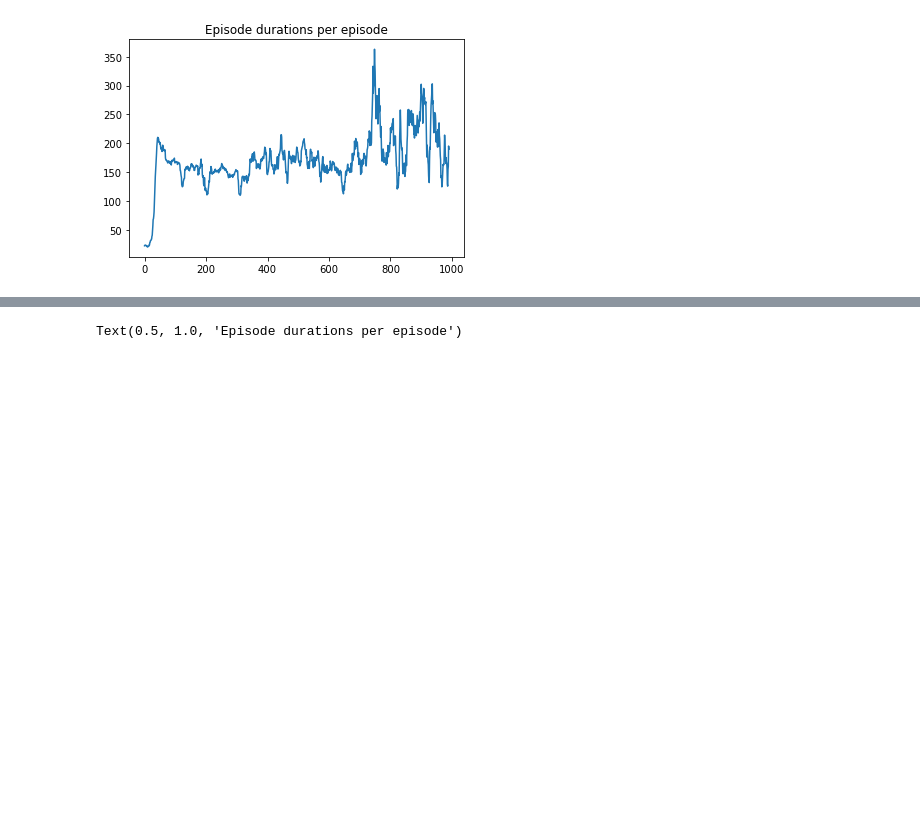
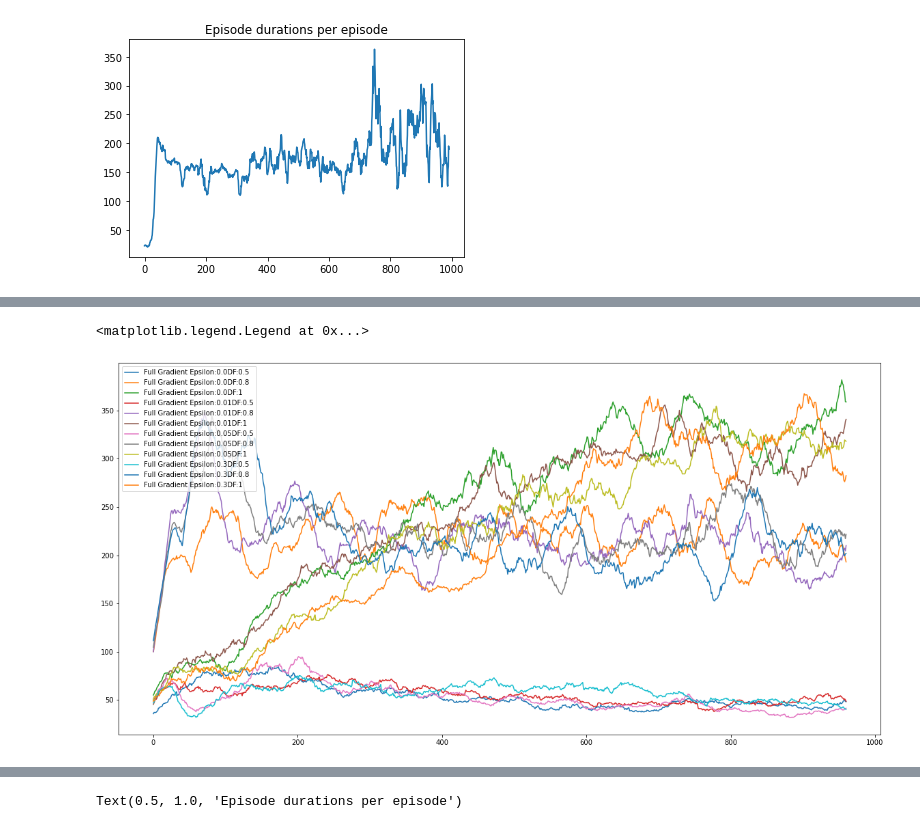
Before and after one commit to ChristophHoenes/RL_Reproducers, a Jupyter notebook: DQN Cartpole.ipynb, the cells around one changed output, grey strips where cells are left out. Drawn from its saved outputs; the diff is of its cells as text; code cells hidden in the pictures; blank space fills up the shorter version.

Commit message:
Add files via upload
Add result storing and plotting

```diff
--- a/DQN Cartpole.ipynb
+++ b/DQN Cartpole.ipynb
@@ -641,0 +643,3 @@ results11.to_hdf('results.h5','df')
+# %%
+import pandas as pd
+results11=pd.DataFrame(results).T
@@ -641,0 +650,2 @@ results11.to_hdf('results.h5','df')
+# %%
+results12=results11['EpisodeDuration'].apply(lambda x:pd.Series(x).rolling(40).mean().dropna())
@@ -641,0 +672,18 @@ results11.to_hdf('results.h5','df')
+# %%
+plt.figure(figsize=(20,10))
+for semib in [False]:
+    for eps in results11['Epsilon'].unique():
+        for dis in results11['DisFactor'].unique():
+            cond1=results11['SemiB']==semib
+            if semib==True:
+                la='Semi Gradient'
+            else:
+                la='Full Gradient'
+            cond2=results11['Epsilon']==eps
+            cond3=results11['DisFactor']==dis
+            x=results12.loc[cond1&cond2&cond3].median().T.values
+            plt.plot(x,label=la+' Epsilon:'+str(eps)+ 'DF:'+str(dis))
+plt.legend()
+# %% [output]
+<matplotlib.legend.Legend at 0x...>
+[figure, added]
```
Also changed, not shown: parts of 4 cells of this notebook, 1 other file.
